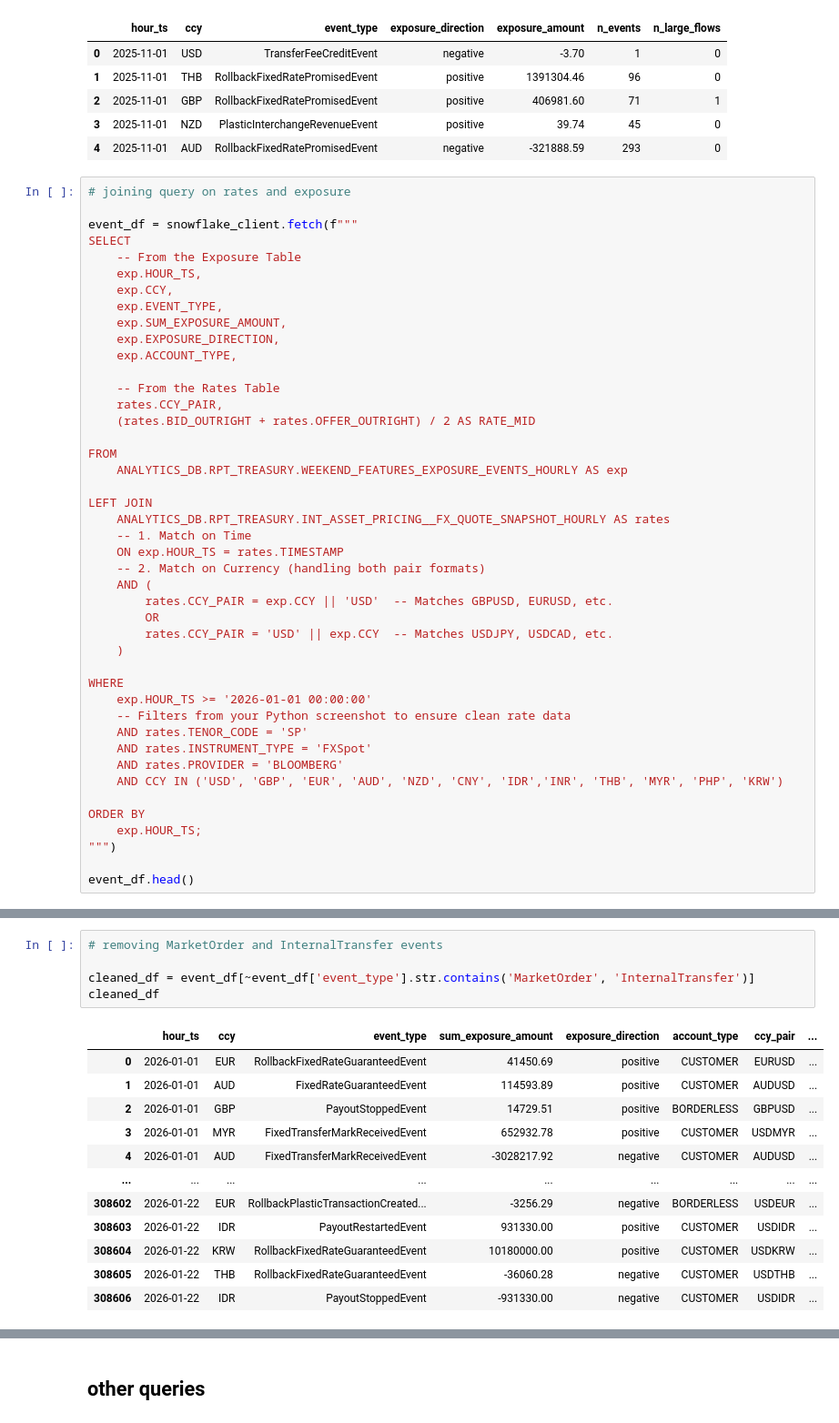
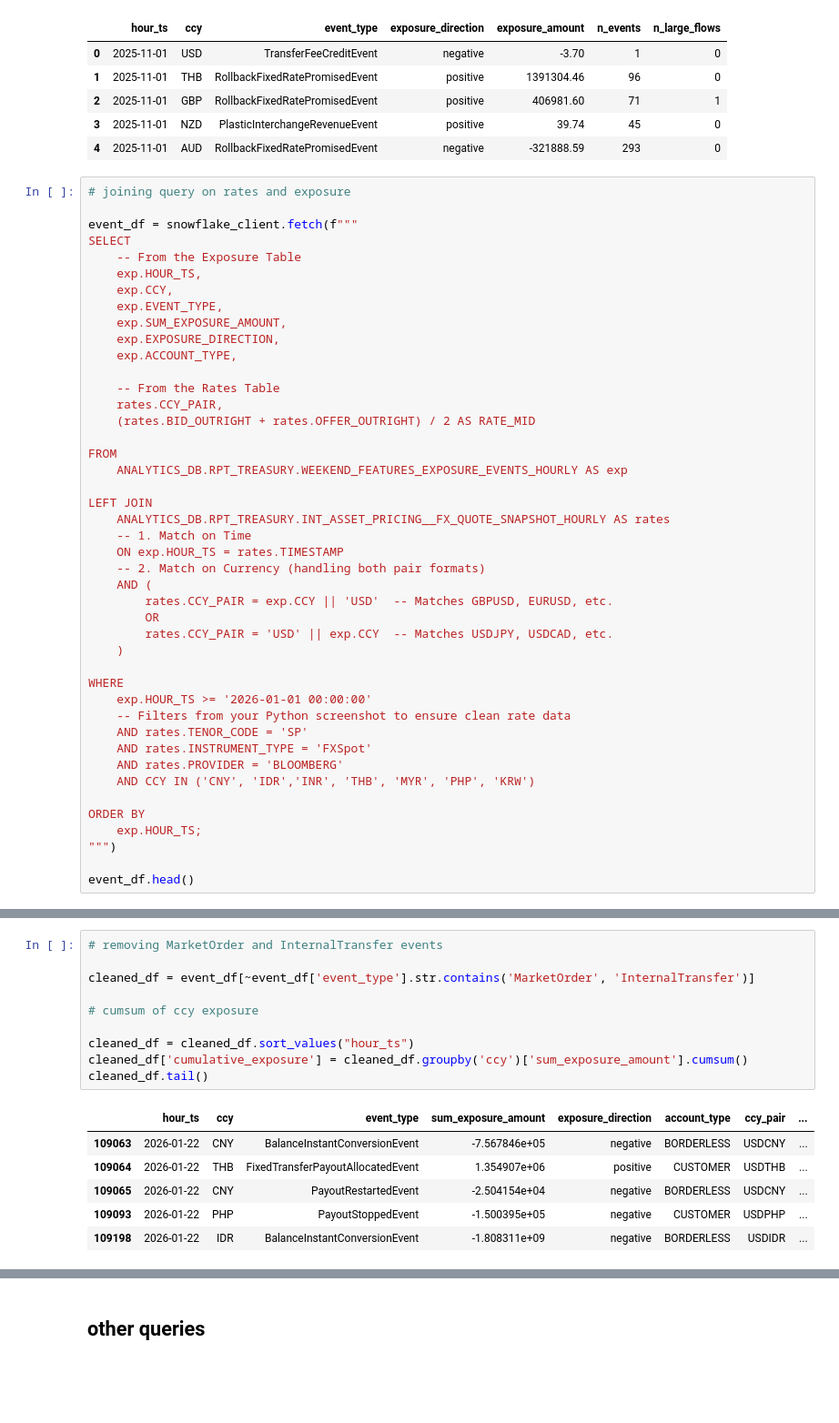
Before and after one commit to joshuachoy0711/projects, a Jupyter notebook: exposure_change/exposure_change.ipynb, the cells around one changed output, grey strips where cells are left out. Shown at 91% size. Cells and saved outputs as stored; diff of their text form; blank space fills up the shorter version.

```diff
--- a/exposure_change/exposure_change.ipynb
+++ b/exposure_change/exposure_change.ipynb
@@ -106,7 +104,7 @@ WHERE
     AND rates.TENOR_CODE = 'SP'
     AND rates.INSTRUMENT_TYPE = 'FXSpot'
     AND rates.PROVIDER = 'BLOOMBERG'
-    AND CCY IN ('USD', 'GBP', 'EUR', 'AUD', 'NZD', 'CNY', 'IDR','INR', 'THB', 'MYR', 'PHP', 'KRW')
+    AND CCY IN ('CNY', 'IDR','INR', 'THB', 'MYR', 'PHP', 'KRW')
 
 ORDER BY
     exp.HOUR_TS;
@@ -123,18 +121,17 @@ event_df.head()
 # %%
 # removing MarketOrder and InternalTransfer events
 
 cleaned_df = event_df[~event_df['event_type'].str.contains('MarketOrder', 'InternalTransfer')]
-cleaned_df
+
+# cumsum of ccy exposure
+
+cleaned_df = cleaned_df.sort_values("hour_ts")
+cleaned_df['cumulative_exposure'] = cleaned_df.groupby('ccy')['sum_exposure_amount'].cumsum()
+cleaned_df.tail()
 # %% [output]
 |  | hour_ts | ccy | event_type | sum_exposure_amount | exposure_direction | account_type | ccy_pair | ... |
-| 0 | 2026-01-01 | EUR | RollbackFixedRateGuaranteedEvent | 41450.69 | positive | CUSTOMER | EURUSD | ... |
-| 1 | 2026-01-01 | AUD | FixedRateGuaranteedEvent | 114593.89 | positive | CUSTOMER | AUDUSD | ... |
-| 2 | 2026-01-01 | GBP | PayoutStoppedEvent | 14729.51 | positive | BORDERLESS | GBPUSD | ... |
-| 3 | 2026-01-01 | MYR | FixedTransferMarkReceivedEvent | 652932.78 | positive | CUSTOMER | USDMYR | ... |
-| 4 | 2026-01-01 | AUD | FixedTransferMarkReceivedEvent | -3028217.92 | negative | CUSTOMER | AUDUSD | ... |
-| ... | ... | ... | ... | ... | ... | ... | ... | ... |
-| 308602 | 2026-01-22 | EUR | RollbackPlasticTransactionCreated... | -3256.29 | negative | BORDERLESS | USDEUR | ... |
-| 308603 | 2026-01-22 | IDR | PayoutRestartedEvent | 931330.00 | positive | CUSTOMER | USDIDR | ... |
-| 308604 | 2026-01-22 | KRW | RollbackFixedRateGuaranteedEvent | 10180000.00 | positive | CUSTOMER | USDKRW | ... |
-| 308605 | 2026-01-22 | THB | RollbackFixedRateGuaranteedEvent | -36060.28 | negative | CUSTOMER | USDTHB | ... |
-| 308606 | 2026-01-22 | IDR | PayoutStoppedEvent | -931330.00 | negative | CUSTOMER | USDIDR | ... |
+| 109063 | 2026-01-22 | CNY | BalanceInstantConversionEvent | -7.567846e+05 | negative | BORDERLESS | USDCNY | ... |
+| 109064 | 2026-01-22 | THB | FixedTransferPayoutAllocatedEvent | 1.354907e+06 | positive | CUSTOMER | USDTHB | ... |
+| 109065 | 2026-01-22 | CNY | PayoutRestartedEvent | -2.504154e+04 | negative | BORDERLESS | USDCNY | ... |
+| 109093 | 2026-01-22 | PHP | PayoutStoppedEvent | -1.500395e+05 | negative | CUSTOMER | USDPHP | ... |
+| 109198 | 2026-01-22 | IDR | BalanceInstantConversionEvent | -1.808311e+09 | negative | BORDERLESS | USDIDR | ... |
```
Also changed, not shown: parts of 13 cells of this notebook.
